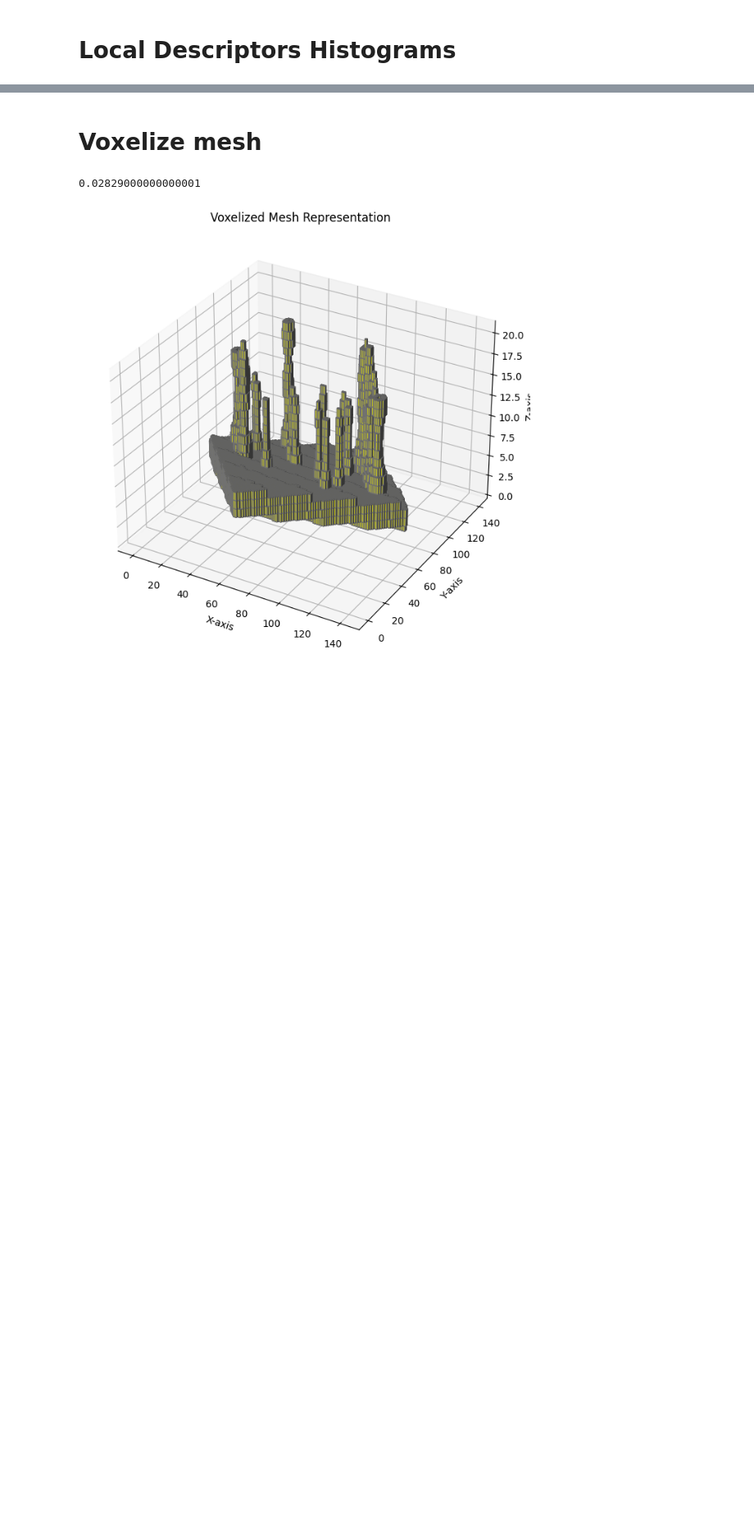
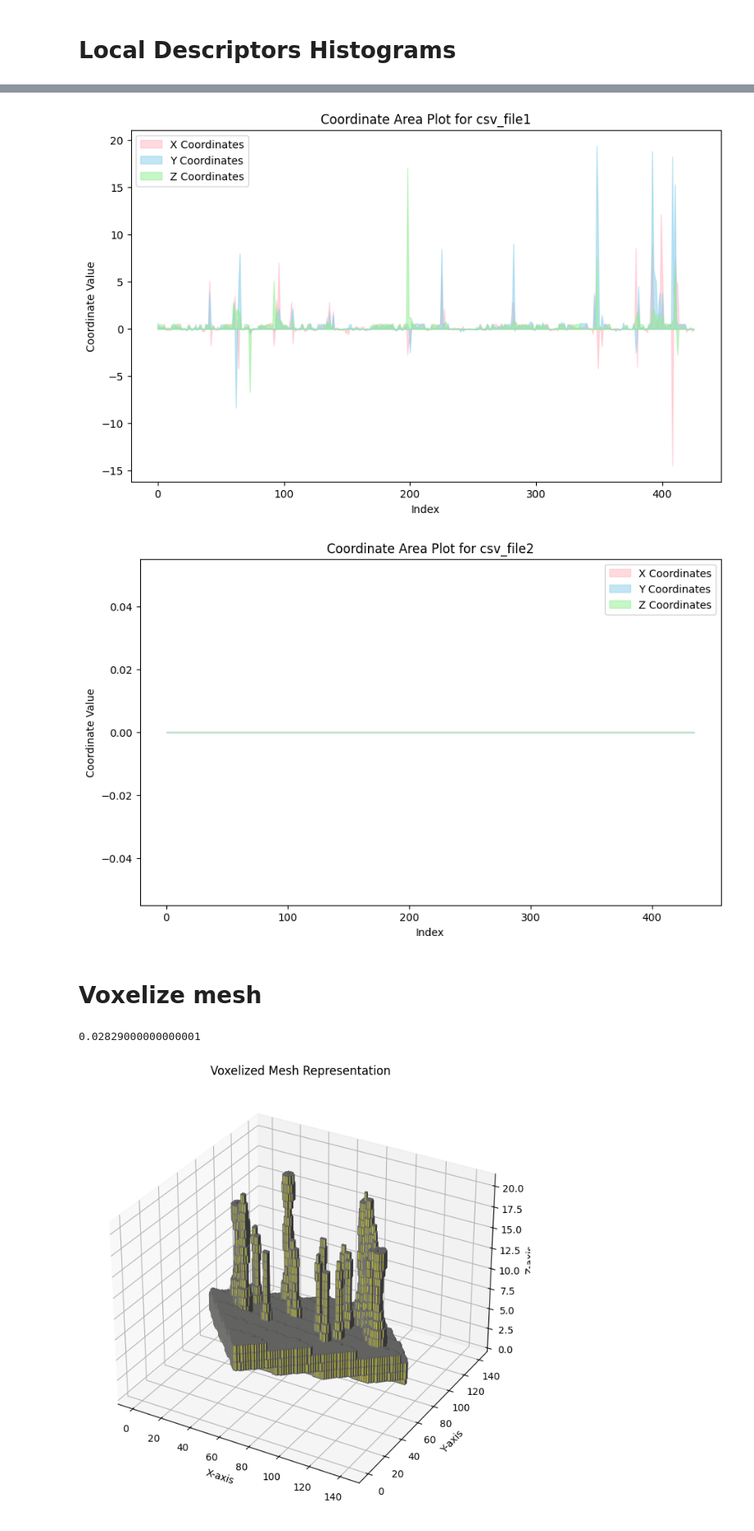
Before and after one commit to ChristosP1/content_based_multimedia_retrieval, a Jupyter notebook: test.ipynb, the cells around one changed output, grey strips where cells are left out. Shown at 82% size. Drawn from its saved outputs; the diff is of its cells as text; code cells hidden in the pictures; blank space fills up the shorter version.

```diff
--- a/test.ipynb
+++ b/test.ipynb
@@ -126,0 +277,50 @@ plot_multiple_lines(class_name, a3_histograms, file_names, num_bins=50)
+# %%
+import pandas as pd
+import numpy as np
+import matplotlib.pyplot as plt
+
+# Function to load the CSV file and extract the centroid coordinates
+def load_and_extract_centroids(csv_file):
+    df = pd.read_csv(csv_file)
+    # Simplifying centroid values to two decimal places and converting string to list
+    df['centroid'] = df['centroid'].apply(lambda x: [round(coord, 2) for coord in eval(x)])
+    centroids = np.array(df['centroid'].tolist())
+
+    # Filter out rows where any coordinate in the centroid is greater than 30
+    filtered_centroids = centroids[np.all((centroids >= -20) & (centroids <= 20), axis=1)]
+
+    return filtered_centroids
+
+# Function to create the fill-between plots for x, y, and z coordinates
+def plot_fill_between_areas(centroids, file_name):
+    fig, ax = plt.subplots(figsize=(10, 6))
+
+    # Split the centroids into x, y, and z components
+    x_coords = centroids[:, 0]
+    y_coords = centroids[:, 1]
+    z_coords = centroids[:, 2]
+
+    # Get the index positions for plotting (assuming we use 12 points or the number of points available)
+    index = np.arange(len(x_coords))
+
+    # Plot the fill-between areas for x, y, and z coordinates
+    plt.fill_between(index, x_coords, color="lightpink", alpha=0.5, label='X Coordinates')
+    plt.fill_between(index, y_coords, color="skyblue", alpha=0.5, label='Y Coordinates')
+    plt.fill_between(index, z_coords, color="lightgreen", alpha=0.5, label='Z Coordinates')
+
+    plt.xlabel('Index')
+    plt.ylabel('Coordinate Value')
+    plt.title(f'Coordinate Area Plot for {file_name}')
+
+    plt.legend()
+    plt.show()
+
+# Replace 'csv_file1.csv' with your actual file paths
+centroids1 = load_and_extract_centroids('outputs/shapes_data_remeshed_cleaned.csv')
+plot_fill_between_areas(centroids1, 'csv_file1')
+
+centroids2 = load_and_extract_centroids('outputs/shapes_data_normalized.csv')
+plot_fill_between_areas(centroids2, 'csv_file2')
+# %% [output]
+[figure, added]
+[figure, added]
```
Also changed, not shown: parts of 9 cells of this notebook.
